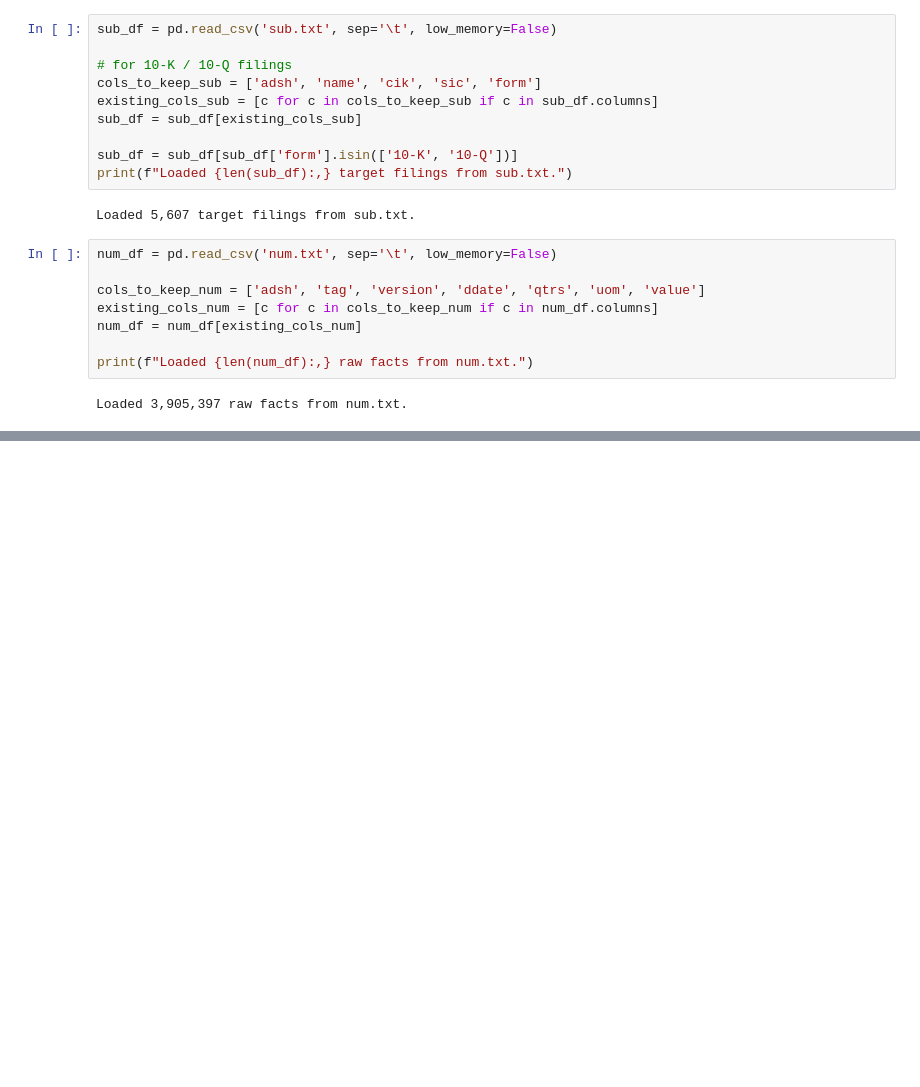
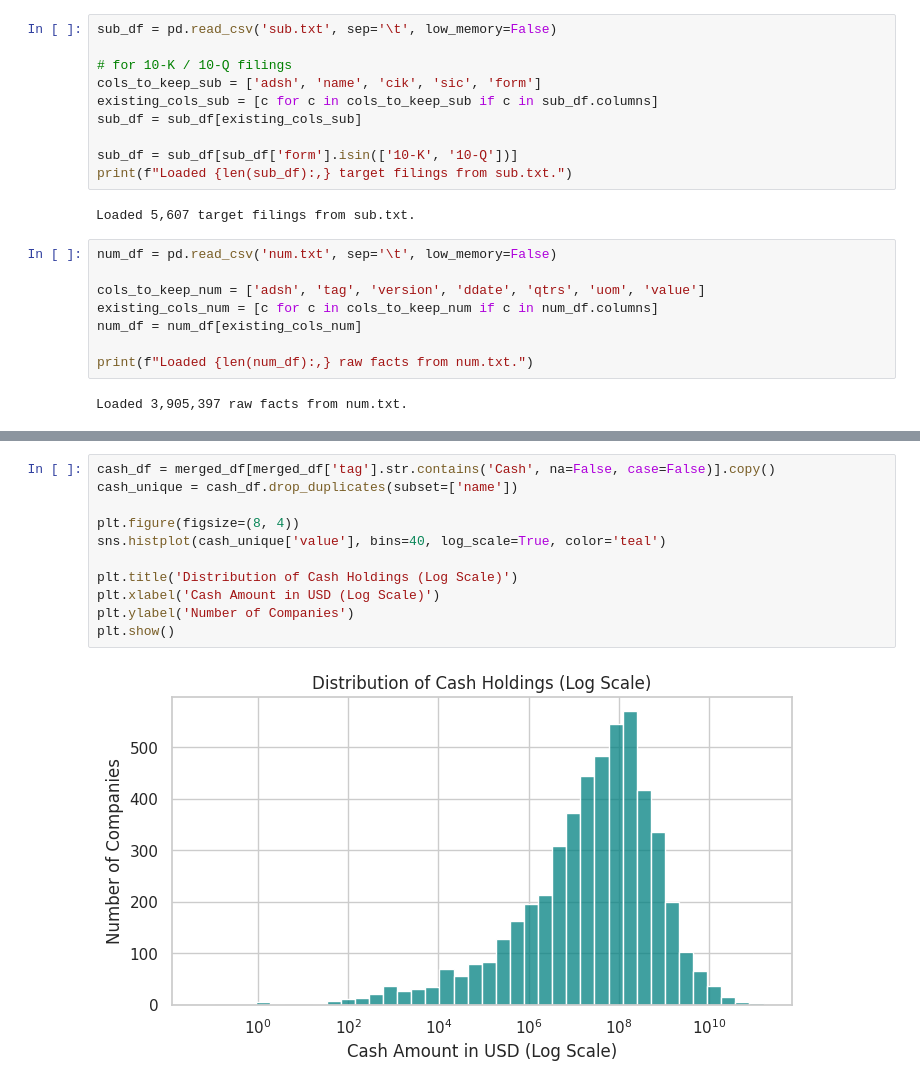
Before and after one commit to hackwithhavk/QuantitativeFinance, a Jupyter notebook: Lab Notebooks/Srujana/Quantitative_Finance_SEC_Project.ipynb, the cells around one changed output, grey strips where cells are left out. Saved outputs shown, nothing was run; the diff lists cells and outputs as text; blank space fills up the shorter version.

```diff
--- a/Lab Notebooks/Srujana/Quantitative_Finance_SEC_Project.ipynb
+++ b/Lab Notebooks/Srujana/Quantitative_Finance_SEC_Project.ipynb
@@ -83,0 +123,13 @@ File ready.
+# %%
+cash_df = merged_df[merged_df['tag'].str.contains('Cash', na=False, case=False)].copy()
+cash_unique = cash_df.drop_duplicates(subset=['name'])
+
+plt.figure(figsize=(8, 4))
+sns.histplot(cash_unique['value'], bins=40, log_scale=True, color='teal')
+
+plt.title('Distribution of Cash Holdings (Log Scale)')
+plt.xlabel('Cash Amount in USD (Log Scale)')
+plt.ylabel('Number of Companies')
+plt.show()
+# %% [output]
+[figure, added]
```
Also changed, not shown: parts of 4 cells of this notebook.
